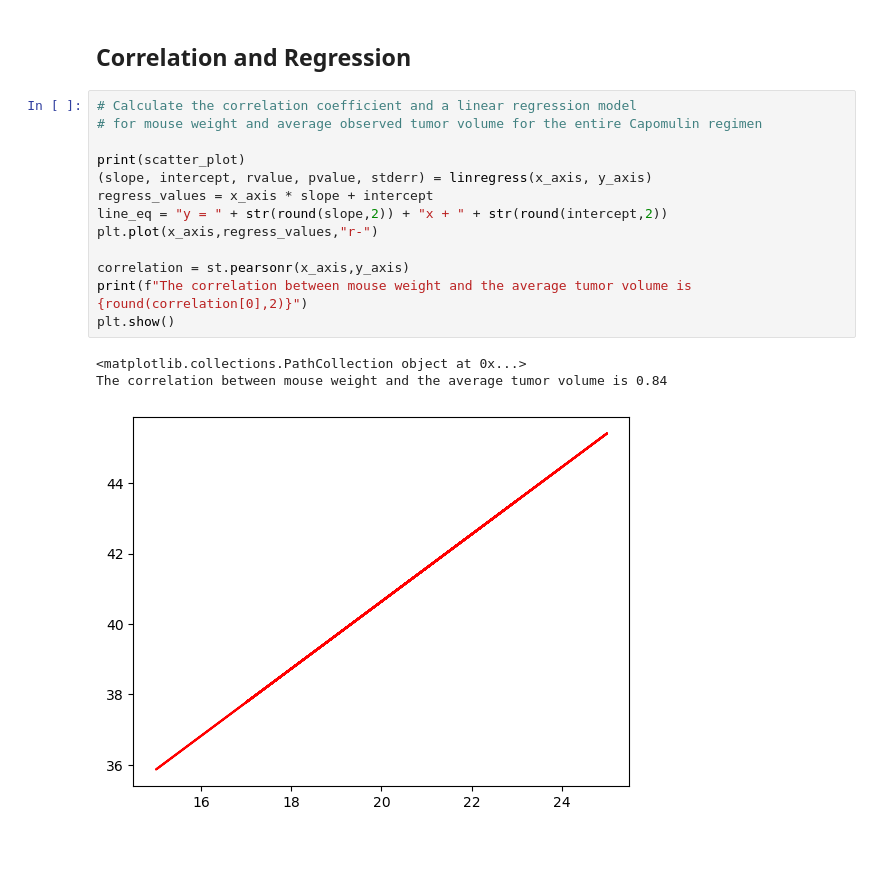
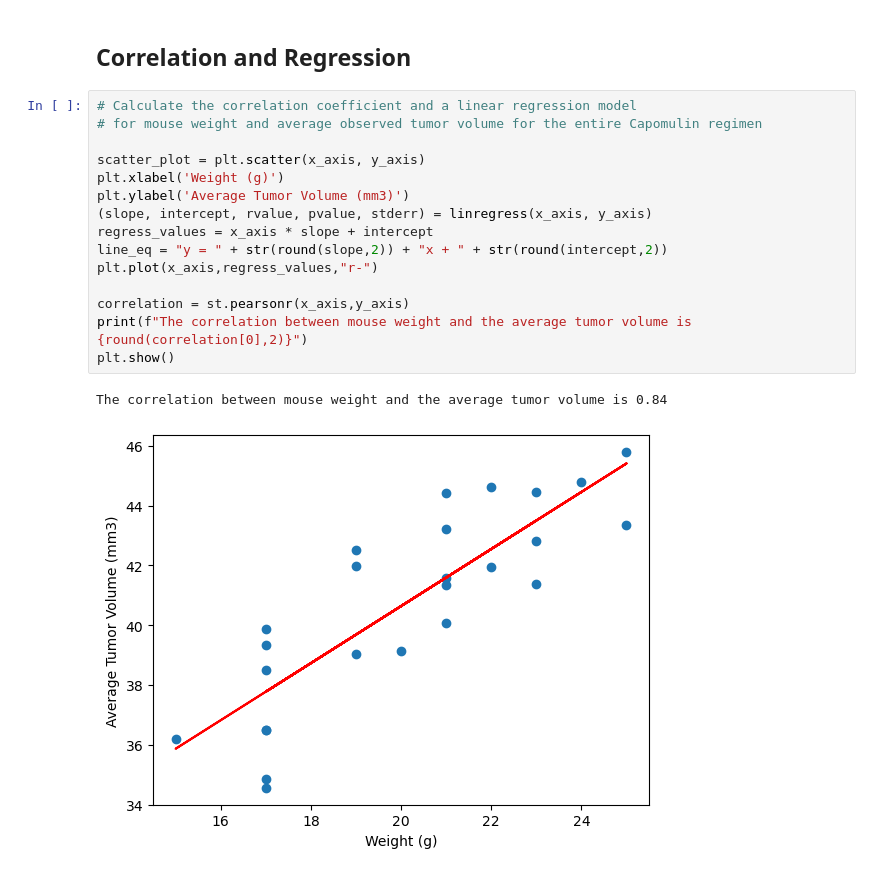
Before and after one commit to Kevin-Lad/matplotlib-challenge, a Jupyter notebook: Pymaceuticals/pymaceuticals.ipynb, the cells around one changed output. Saved outputs shown, nothing was run; the diff lists cells and outputs as text; blank space fills up the shorter version.

```diff
--- a/Pymaceuticals/pymaceuticals.ipynb
+++ b/Pymaceuticals/pymaceuticals.ipynb
@@ -338,17 +348,18 @@ plt.show()
 # %%
 # Calculate the correlation coefficient and a linear regression model
 # for mouse weight and average observed tumor volume for the entire Capomulin regimen
 
-print(scatter_plot)
+scatter_plot = plt.scatter(x_axis, y_axis)
+plt.xlabel('Weight (g)')
+plt.ylabel('Average Tumor Volume (mm3)')
 (slope, intercept, rvalue, pvalue, stderr) = linregress(x_axis, y_axis)
 regress_values = x_axis * slope + intercept
 line_eq = "y = " + str(round(slope,2)) + "x + " + str(round(intercept,2))
 plt.plot(x_axis,regress_values,"r-")
 
 correlation = st.pearsonr(x_axis,y_axis)
 print(f"The correlation between mouse weight and the average tumor volume is {round(correlation[0],2)}")
 plt.show()
 # %% [output]
-<matplotlib.collections.PathCollection object at 0x...>
 The correlation between mouse weight and the average tumor volume is 0.84
-[figure, old version]
+[figure, new version]
```
Also changed, not shown: parts of 2 cells of this notebook.
